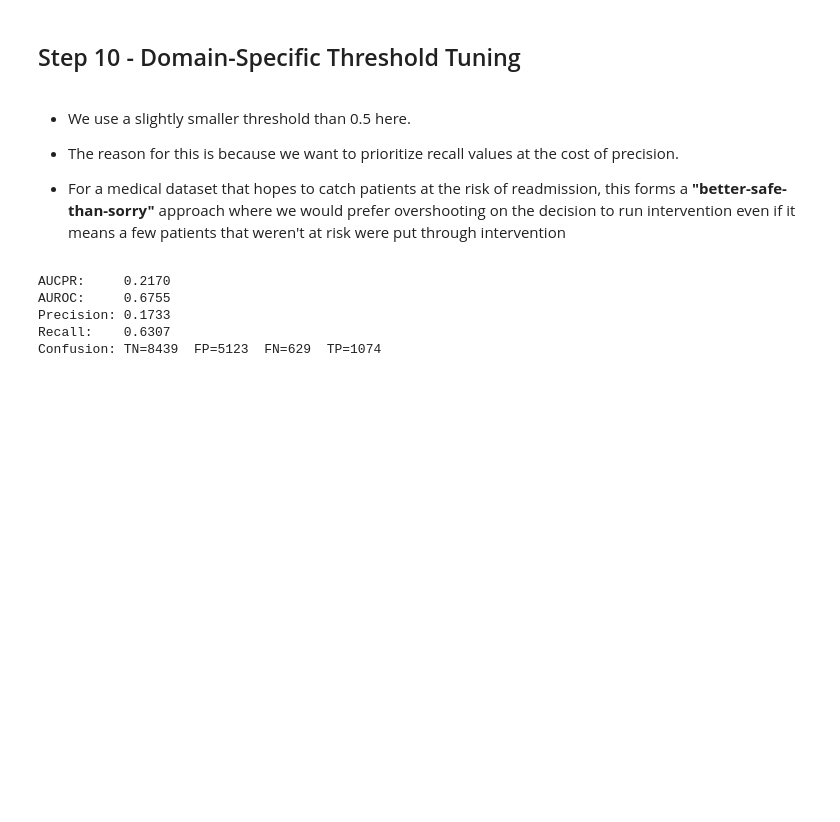
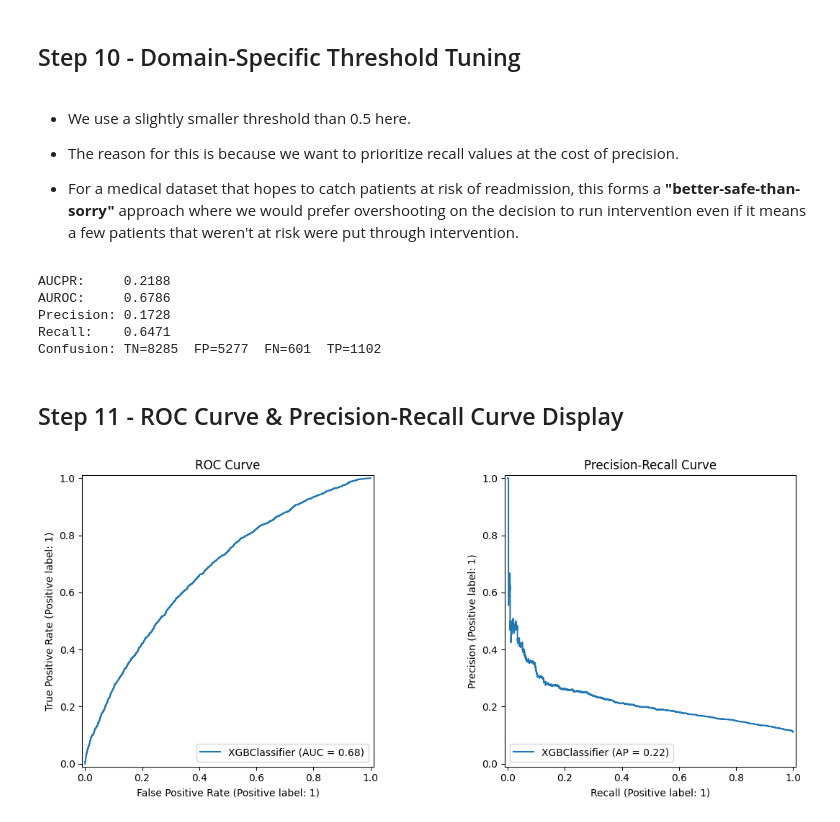
Before and after one commit to sairishi-exe/readmission-triage, a Jupyter notebook: experiment.ipynb, the cells around one changed output. Saved outputs shown, nothing was run; the diff lists cells and outputs as text; code cells hidden in the pictures; blank space fills up the shorter version.

Commit message:
added plots and SHAP

```diff
--- a/experiment.ipynb
+++ b/experiment.ipynb
@@ -520,7 +520,10 @@ def objective(trial):
     y_proba = model.predict_proba(X_val)[:, 1]
     return average_precision_score(y_val, y_proba)
 
-study = optuna.create_study(direction="maximize")
+study = optuna.create_study(
+    direction="maximize",
+    sampler=optuna.samplers.TPESampler(seed=54)
+    )
 study.optimize(objective, n_trials=100)
 
 print(f"Best AUCPR: {study.best_value:.4f}")
@@ -600,15 +603,33 @@ XGBClassifier(base_score=None, booster=None, callbacks=None,
 - The reason for this is because we want to prioritize recall values
 at the cost of precision.
 
-- For a medical dataset that hopes to catch patients at the risk of readmission, this forms a **"better-safe-than-sorry"** approach
+- For a medical dataset that hopes to catch patients at risk of readmission, this forms a **"better-safe-than-sorry"** approach
 where we would prefer overshooting on the decision to run intervention
-even if it means a few patients that weren't at risk were put through intervention
+even if it means a few patients that weren't at risk were put through intervention.
 # %%
 
 evaluate_model(model, X_test, y_test, threshold=0.47)
 # %% [output]
-AUCPR:     0.2170
-AUROC:     0.6755
-Precision: 0.1733
-Recall:    0.6307
-Confusion: TN=8439  FP=5123  FN=629  TP=1074
+AUCPR:     0.2188
+AUROC:     0.6786
+Precision: 0.1728
+Recall:    0.6471
+Confusion: TN=8285  FP=5277  FN=601  TP=1102
+# %% [markdown]
+## Step 11 - ROC Curve & Precision-Recall Curve Display
+# %%
+from sklearn.metrics import RocCurveDisplay, PrecisionRecallDisplay
+import matplotlib.pyplot as plt
+
+fig, (ax1, ax2) = plt.subplots(1, 2, figsize=(12, 5))
+
+RocCurveDisplay.from_estimator(model, X_test, y_test, ax=ax1)
+ax1.set_title("ROC Curve")
+
+PrecisionRecallDisplay.from_estimator(model, X_test, y_test, ax=ax2)
+ax2.set_title("Precision-Recall Curve")
+
+plt.tight_layout()
+plt.show()
+# %% [output]
+[figure, added]
```
Also changed, not shown: parts of 4 cells of this notebook, 1 other file.
